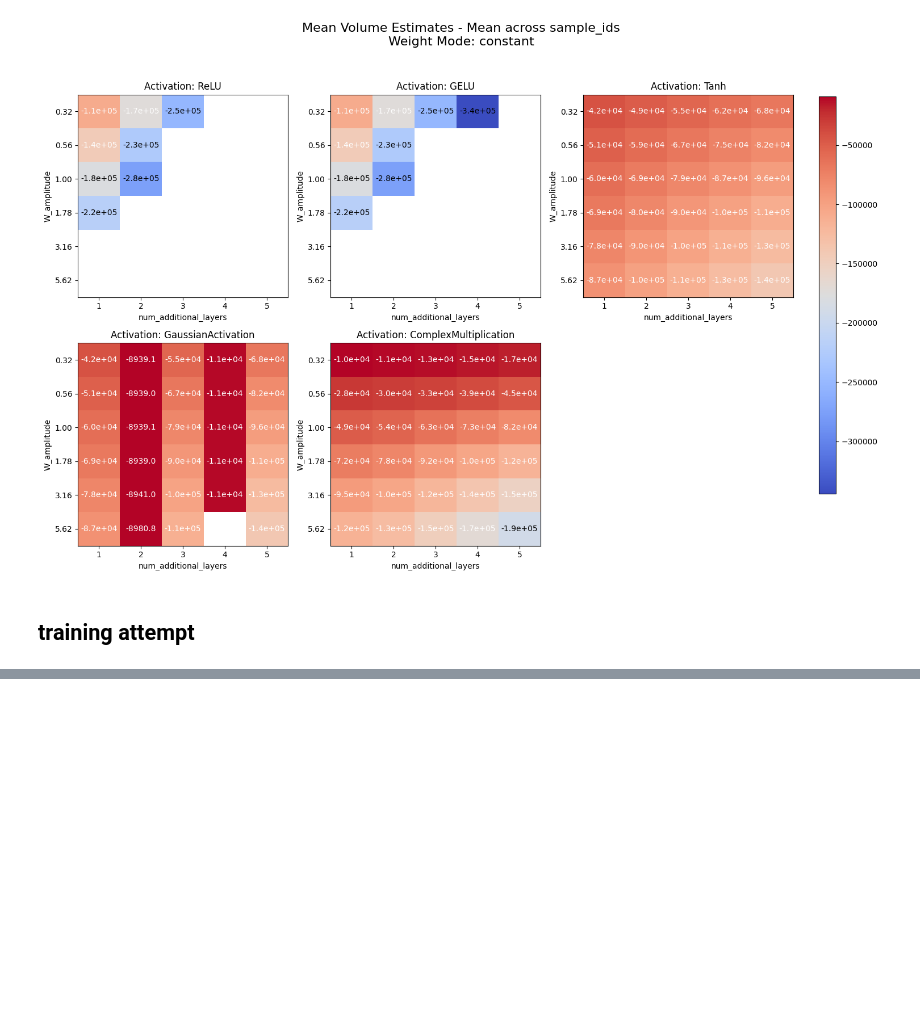
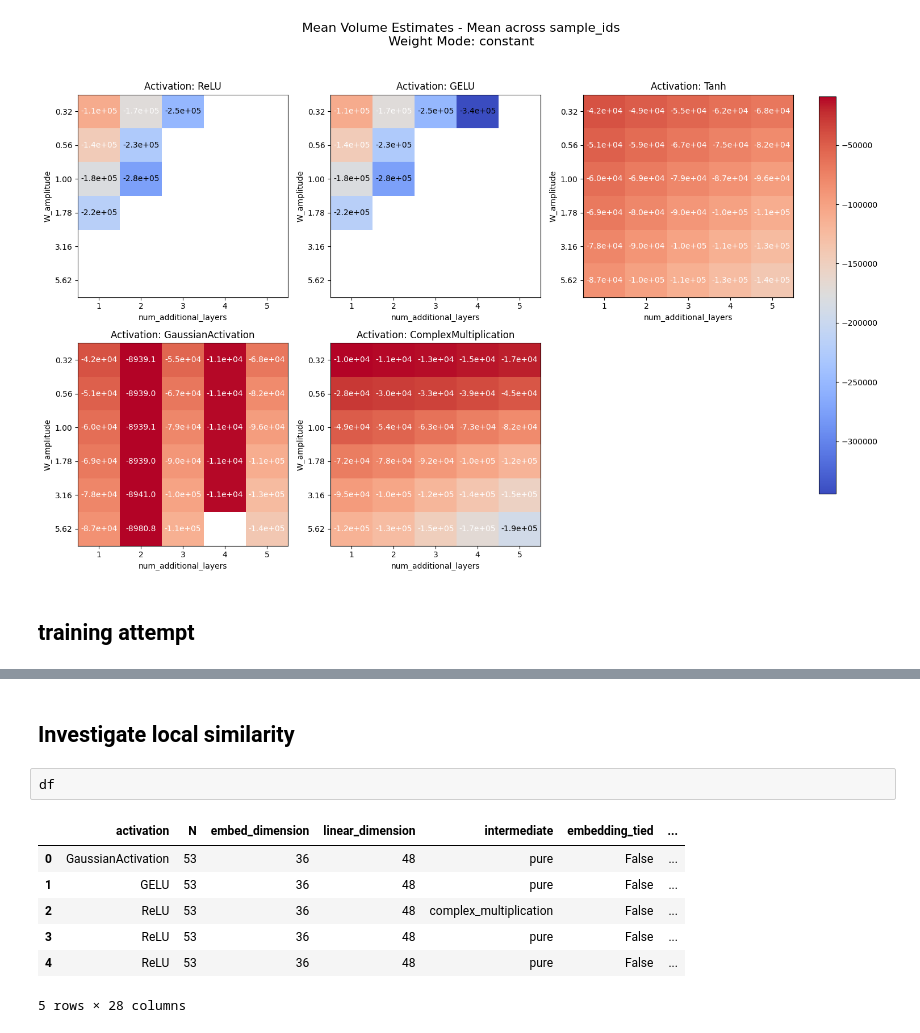
Before and after one commit to EleutherAI/tyche, a Jupyter notebook: notebooks/inductive_bias.ipynb, the cells around one changed output, grey strips where cells are left out. Cells and saved outputs as stored; diff of their text form; blank space fills up the shorter version.

```diff
--- a/notebooks/inductive_bias.ipynb
+++ b/notebooks/inductive_bias.ipynb
@@ -487,0 +342,12 @@ True
+# %% [markdown]
+## Investigate local similarity
+# %%
+df
+# %% [output]
+|  | activation | N | embed_dimension | linear_dimension | intermediate | embedding_tied | ... |
+| 0 | GaussianActivation | 53 | 36 | 48 | pure | False | ... |
+| 1 | GELU | 53 | 36 | 48 | pure | False | ... |
+| 2 | ReLU | 53 | 36 | 48 | complex_multiplication | False | ... |
+| 3 | ReLU | 53 | 36 | 48 | pure | False | ... |
+| 4 | ReLU | 53 | 36 | 48 | pure | False | ... |
+5 rows × 28 columns
```
Also changed, not shown: parts of 23 cells of this notebook, 11 other files.
